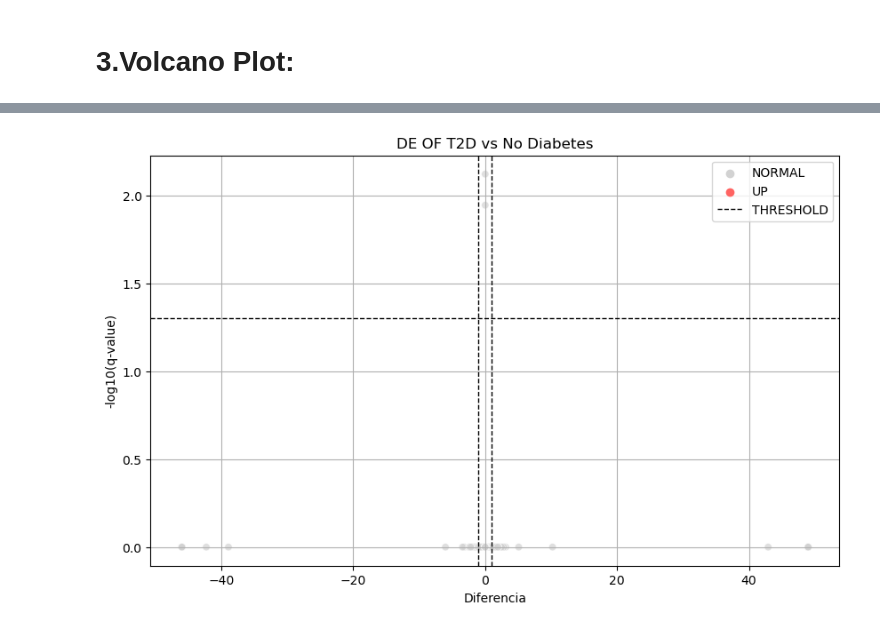
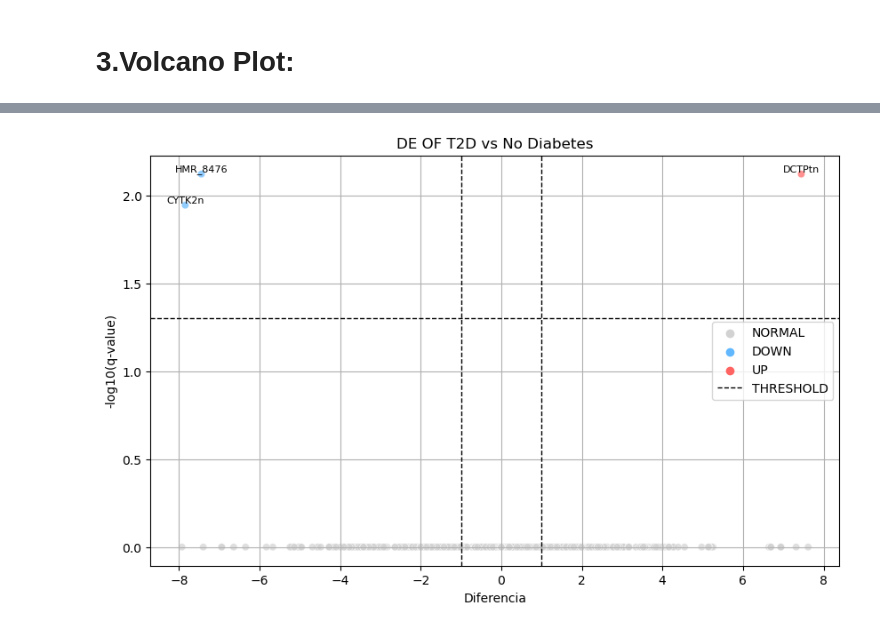
Before and after one commit to NoeGrageraJimenez/TFG, a Jupyter notebook: TFG-Example/Islets samples.ipynb, the cells around one changed output, grey strips where cells are left out. Drawn from its saved outputs; the diff is of its cells as text; code cells hidden in the pictures.

```diff
--- a/TFG-Example/Islets samples.ipynb
+++ b/TFG-Example/Islets samples.ipynb
@@ -807,7 +898,7 @@ import matplotlib.pyplot as plt
 from statsmodels.stats import multitest
 
 t_statistic, p_values = stats.ttest_ind(IGT_samples, ND_samples, axis = 0, nan_policy = 'omit')
-fold_change = np.log2(np.mean(IGT_samples, axis = 0)) - np.log2(np.mean(ND_samples, axis = 0))
+fold_change = np.mean(IGT_samples, axis=0) - np.mean(ND_samples, axis=0))
 fold_change[np.isnan(fold_change)] = 0
 p_values[np.isnan(p_values)] = 1.0
 reject, q_values = multitest.fdrcorrection(p_values)
@@ -847,17 +938,23 @@ r1643           r1643  1.000000      1.0    0.000000  NORMAL
 # %%
 plt.figure(figsize = (10, 6))
 colors = {"NORMAL":"#D2D2D2", "UP":"#FF6462", "DOWN":"#62B8FF"}
 
 sns.scatterplot(x = t_results['Diferencia'], y = -np.log10(t_results['q_value']), hue = t_results['sign'], palette = colors, alpha = 0.7)
 plt.axhline(-np.log10(0.05), color = 'k', linestyle = '--', linewidth = 1, label = 'THRESHOLD')
 plt.axvline(1, color = 'k', linestyle = '--', linewidth = 1)
 plt.axvline(-1, color = 'k', linestyle = '--', linewidth = 1)
 
 plt.xlabel('Diferencia')
 plt.ylabel('-log10(q-value)')
 plt.title('DE OF T2D vs No Diabetes')
 plt.legend()
 plt.grid(True)
-plt.show()
+
+
+up_down_results = t_results[(t_results['q_value'] < 0.05) &
+                            ((t_results['sign'] == 'UP') | (t_results['sign'] == 'DOWN'))]
+
+for index, row in up_down_results.iterrows():
+    plt.text(row['Diferencia'], -np.log10(row['q_value']), row['reaction'], fontsize=8, ha='center', va='bottom')
 # %% [output]
-[figure, old version]
+[figure, new version]
```
Also changed, not shown: parts of 13 cells of this notebook.
